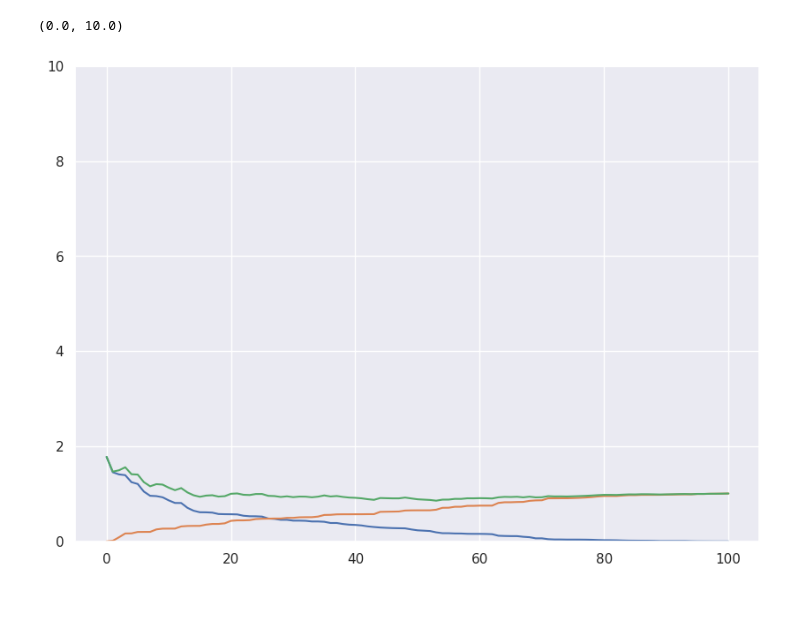
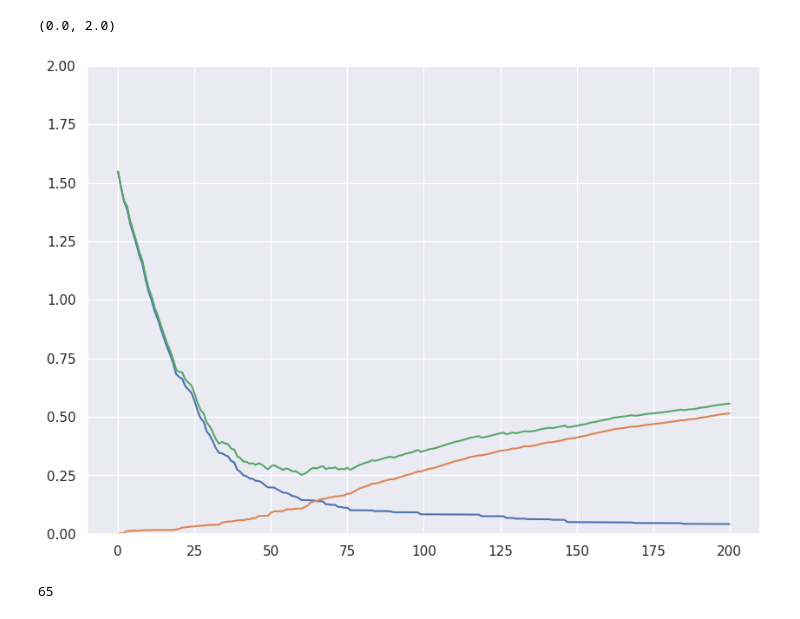
Before and after one commit to EarlyStop/EarlyStopping, a Jupyter notebook: notebooks/L2BoostExample.ipynb, the cells around one changed output. Saved outputs shown, nothing was run; the diff lists cells and outputs as text; code cells hidden in the pictures.

Commit message:
Added some example code for the L2-boost

```diff
--- a/notebooks/L2BoostExample.ipynb
+++ b/notebooks/L2BoostExample.ipynb
@@ -6,8 +8,10 @@ sns.set_theme()
 import EarlyStopping as es
 # %%
+# Signals from the L2-boosting paper
+
 # Metaparameters
-sampleSize = 100
-paraSize   = 100
+sample_size = 1000
+para_size   = 1000
 
 # Gamma-sparse signals
 beta_3   = 1 / (1 + np.arange(paraSize))**3
@@ -21,7 +25,7 @@ beta_1   = 10 * beta_1 / np.sum(np.abs(beta_1))
 
 # S-sparse signals
 beta_15        = np.zeros(paraSize)
-beta_15[0]   = 1
+beta_15[0]     = 1
 beta_15        = 10 * beta_15 / np.sum(np.abs(beta_15))
 
 beta_60        = np.zeros(paraSize)
@@ -52,23 +56,30 @@ plt.plot(beta_3[0:100])
 # %%
 # Simulating data
-cov = np.identity(paraSize)
-
+cov   = np.identity(paraSize)
 sigma = np.sqrt(1)
-X     = np.random.multivariate_normal(np.zeros(paraSize), cov, sampleSize)
+X     = np.random.multivariate_normal(np.zeros(paraSize), cov, sample_size)
 f     = X @ beta_90
-eps   = np.random.normal(0, sigma, sampleSize)
+eps   = np.random.normal(0, sigma, sample_size)
 Y     = f + eps
 # %%
-# Trying out the L2Boost algorithm
-alg = es.L2Boost(X, Y, f)
-alg.boost(sampleSize)
+# Full L2-boosting path with bias-variance decomposition
+alg = es.L2_boost(X, Y, f)
+alg.boost(200)
 
 fig = plt.figure(figsize = (10, 7))
 plt.plot(alg.bias2)
-plt.plot(alg.stochError)
+plt.plot(alg.stoch_error)
 plt.plot(alg.mse)
-plt.ylim((0, 10))
+plt.ylim((0, 2))
 # %% [output]
-(0.0, 10.0)
+(0.0, 2.0)
-[figure, old version]
+[figure, new version]
+# %%
+# L2-boosting until the balanced oracle is reached
+alg = es.L2_boost(X, Y, f)
+alg.boost_to_balanced_oracle()
+bal_oracle = alg.iter
+bal_oracle
+# %% [output]
+65
 # %%
```
Also changed, not shown: parts of 4 cells of this notebook.
